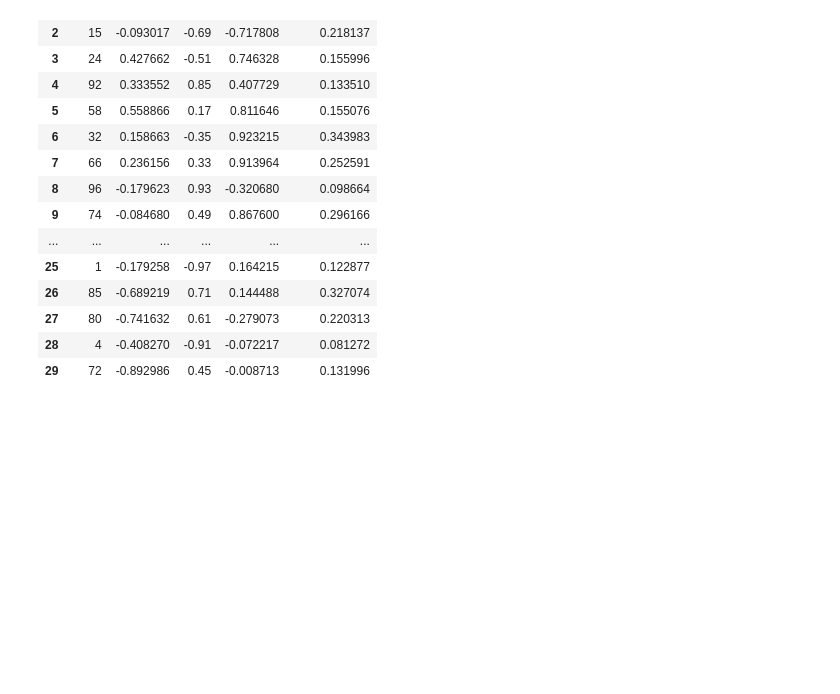
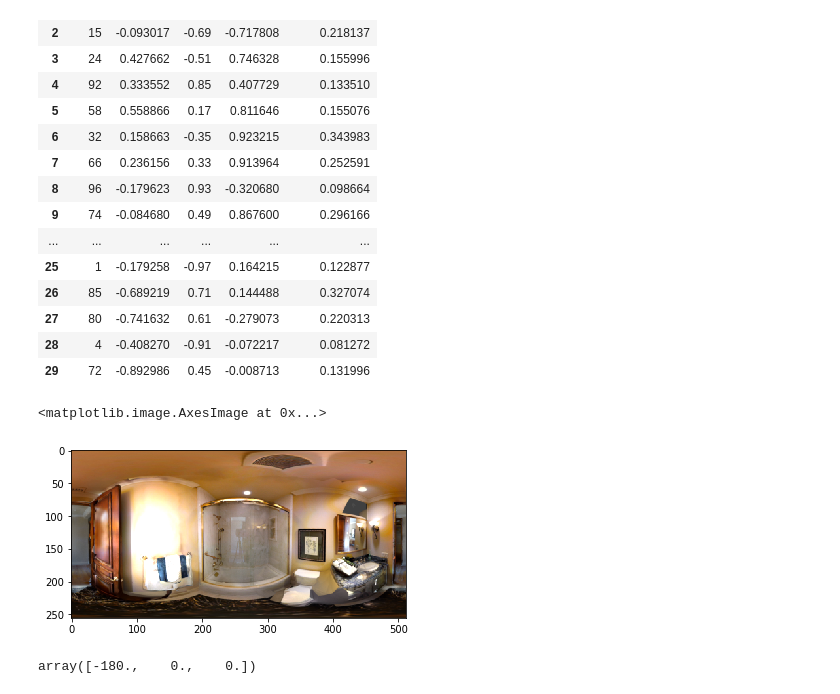
Before and after one commit to PauloGamarra/OmniDepth-PyTorch, a Jupyter notebook: rotations_eval.ipynb, the cells around one changed output. Cells and saved outputs as stored; diff of their text form; code cells hidden in the pictures; blank space fills up the shorter version.

```diff
--- a/rotations_eval.ipynb
+++ b/rotations_eval.ipynb
@@ -31,0 +38,7 @@ results[:30]
+# %%
+pano = mpimg.imread('/home/paulo/datasets/3d60/Matteport3D/92_fa5f164b48f043c6b2b0bb9e8631a4821_color_0_Left_Down_0.0.png')
+# %%
+plt.imshow(pano)
+# %% [output]
+<matplotlib.image.AxesImage at 0x...>
+[figure, added]
@@ -31,0 +47,4 @@ results[:30]
+# %%
+r.as_euler('zyx', degrees=True)
+# %% [output]
+array([-180.,    0.,    0.])
```
Also changed, not shown: parts of 33 cells of this notebook, 27 other files.
